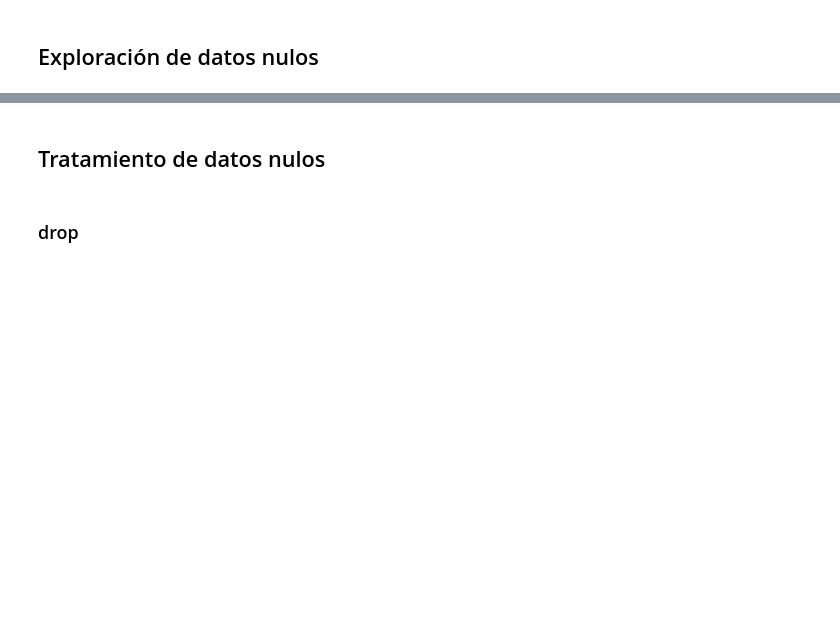
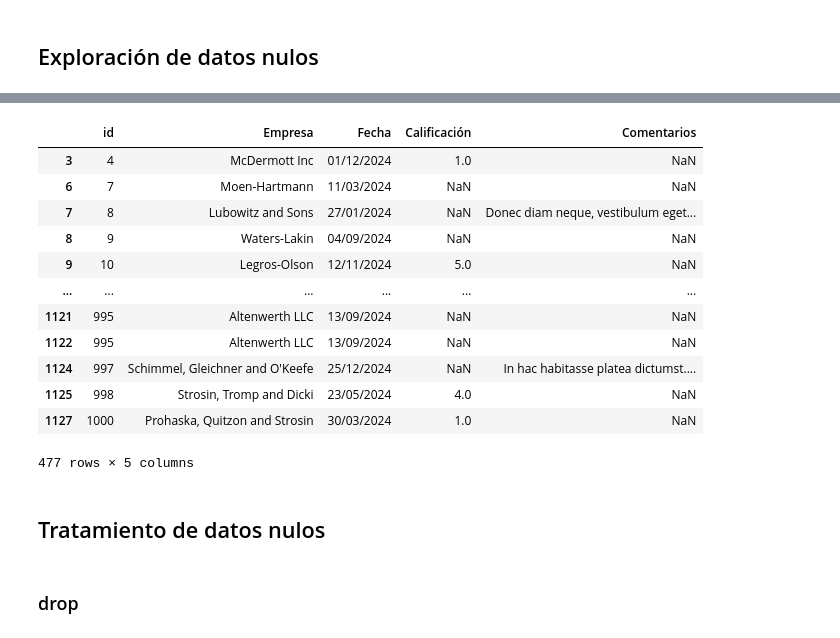
Before and after one commit to v0ltax/TT-2C2025-Data-Analitycs-Notebooks, a Jupyter notebook: Ejercicios/Clase_05_NB1.ipynb, the cells around one changed output, grey strips where cells are left out. Saved outputs shown, nothing was run; the diff lists cells and outputs as text; code cells hidden in the pictures; blank space fills up the shorter version.

```diff
--- a/Ejercicios/Clase_05_NB1.ipynb
+++ b/Ejercicios/Clase_05_NB1.ipynb
@@ -249,3 +346,19 @@ df_satis[df_satis.isnull().any(axis=1)][["Comentarios", "Calificación"]]
+# %%
+df_satis[df_satis.isnull().any(axis=1)]
+# %% [output]
+|  | id | Empresa | Fecha | Calificación | Comentarios |
+| 3 | 4 | McDermott Inc | 01/12/2024 | 1.0 | NaN |
+| 6 | 7 | Moen-Hartmann | 11/03/2024 | NaN | NaN |
+| 7 | 8 | Lubowitz and Sons | 27/01/2024 | NaN | Donec diam neque, vestibulum eget... |
+| 8 | 9 | Waters-Lakin | 04/09/2024 | NaN | NaN |
+| 9 | 10 | Legros-Olson | 12/11/2024 | 5.0 | NaN |
+| ... | ... | ... | ... | ... | ... |
+| 1121 | 995 | Altenwerth LLC | 13/09/2024 | NaN | NaN |
+| 1122 | 995 | Altenwerth LLC | 13/09/2024 | NaN | NaN |
+| 1124 | 997 | Schimmel, Gleichner and O'Keefe | 25/12/2024 | NaN | In hac habitasse platea dictumst.... |
+| 1125 | 998 | Strosin, Tromp and Dicki | 23/05/2024 | 4.0 | NaN |
+| 1127 | 1000 | Prohaska, Quitzon and Strosin | 30/03/2024 | 1.0 | NaN |
+477 rows × 5 columns
 # %% [markdown]
 ## Tratamiento de datos nulos
 # %% [markdown]
```
Also changed, not shown: parts of 16 cells of this notebook.
